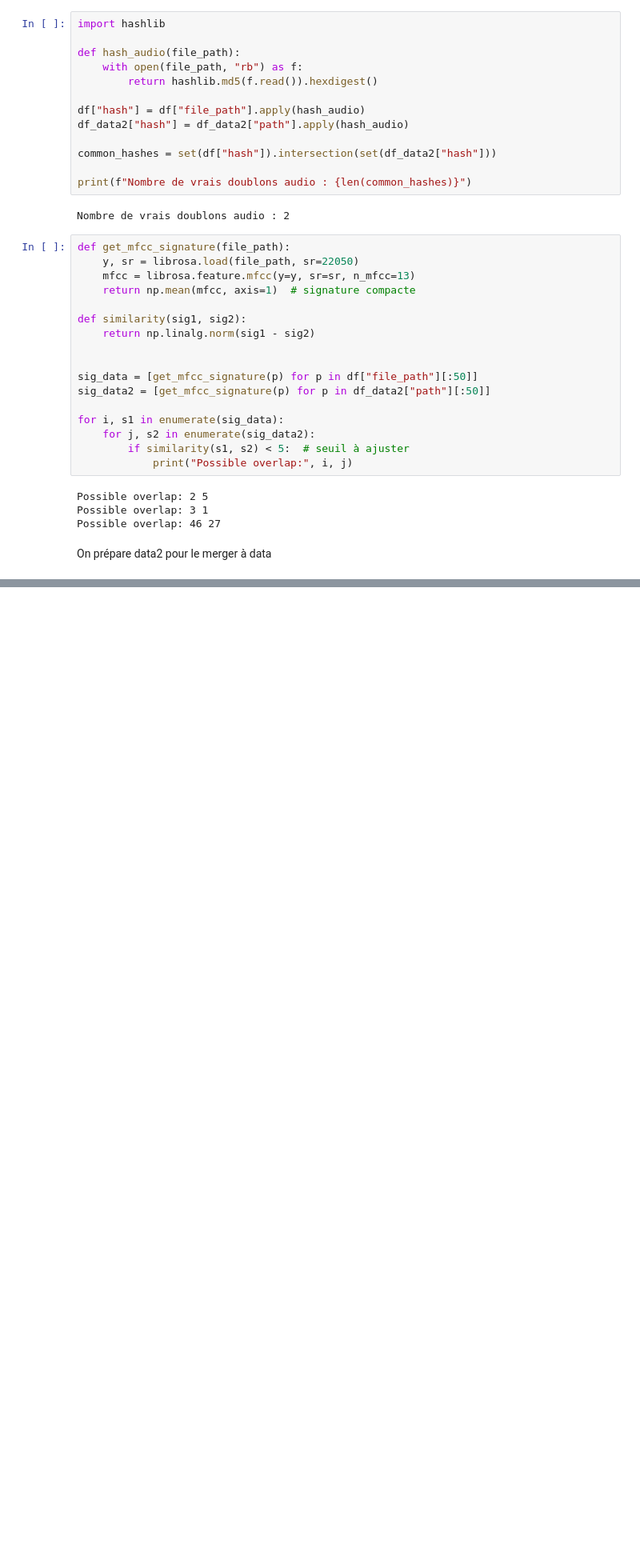
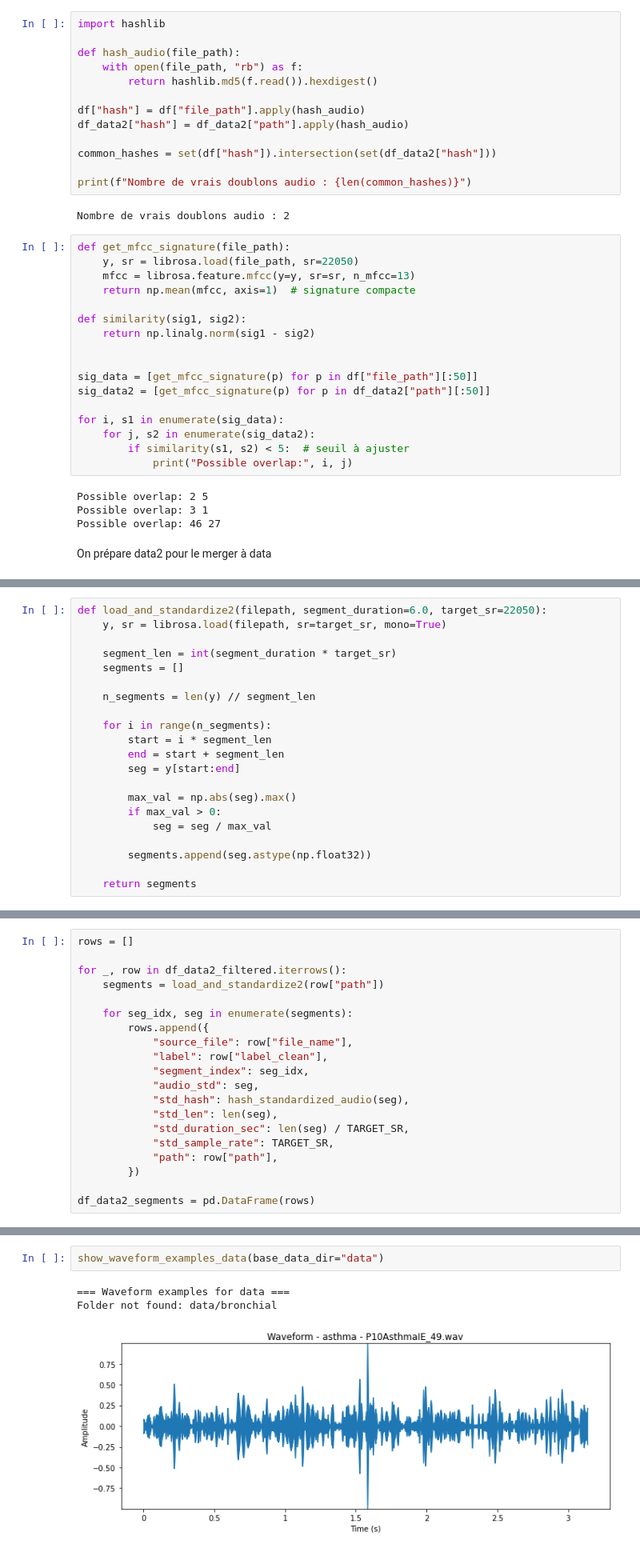
Before and after one commit to YRR0/Hackathon_Equipe32_Tessan, a Jupyter notebook: stat_data2.ipynb, the cells around one changed output, grey strips where cells are left out. Shown at 80% size. Cells and saved outputs as stored; diff of their text form; blank space fills up the shorter version.

```diff
--- a/stat_data2.ipynb
+++ b/stat_data2.ipynb
@@ -192,0 +298,21 @@ On prépare data2 pour le merger à data
+# %%
+def load_and_standardize2(filepath, segment_duration=6.0, target_sr=22050):
+    y, sr = librosa.load(filepath, sr=target_sr, mono=True)
+
+    segment_len = int(segment_duration * target_sr)
+    segments = []
+
+    n_segments = len(y) // segment_len
+
+    for i in range(n_segments):
+        start = i * segment_len
+        end = start + segment_len
+        seg = y[start:end]
+
+        max_val = np.abs(seg).max()
+        if max_val > 0:
+            seg = seg / max_val
+
+        segments.append(seg.astype(np.float32))
+
+    return segments
@@ -192,0 +371,20 @@ On prépare data2 pour le merger à data
+# %%
+rows = []
+
+for _, row in df_data2_filtered.iterrows():
+    segments = load_and_standardize2(row["path"])
+
+    for seg_idx, seg in enumerate(segments):
+        rows.append({
+            "source_file": row["file_name"],
+            "label": row["label_clean"],
+            "segment_index": seg_idx,
+            "audio_std": seg,
+            "std_hash": hash_standardized_audio(seg),
+            "std_len": len(seg),
+            "std_duration_sec": len(seg) / TARGET_SR,
+            "std_sample_rate": TARGET_SR,
+            "path": row["path"],
+        })
+
+df_data2_segments = pd.DataFrame(rows)
@@ -192,0 +588,6 @@ On prépare data2 pour le merger à data
+# %%
+show_waveform_examples_data(base_data_dir="data")
+# %% [output]
+=== Waveform examples for data ===
+Folder not found: data/bronchial
+[figure, added]
```
Also changed, not shown: parts of 24 cells of this notebook, 1 other file.
